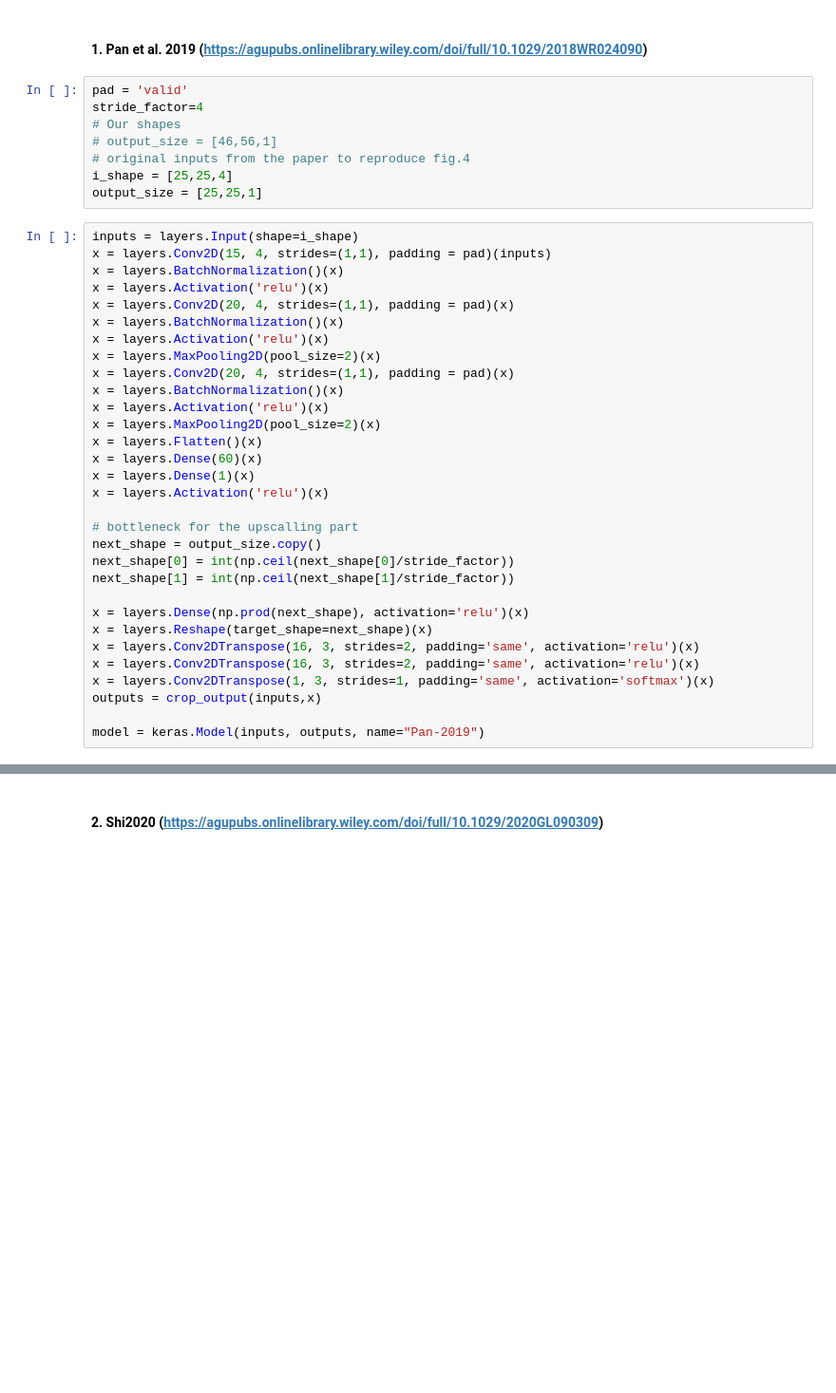
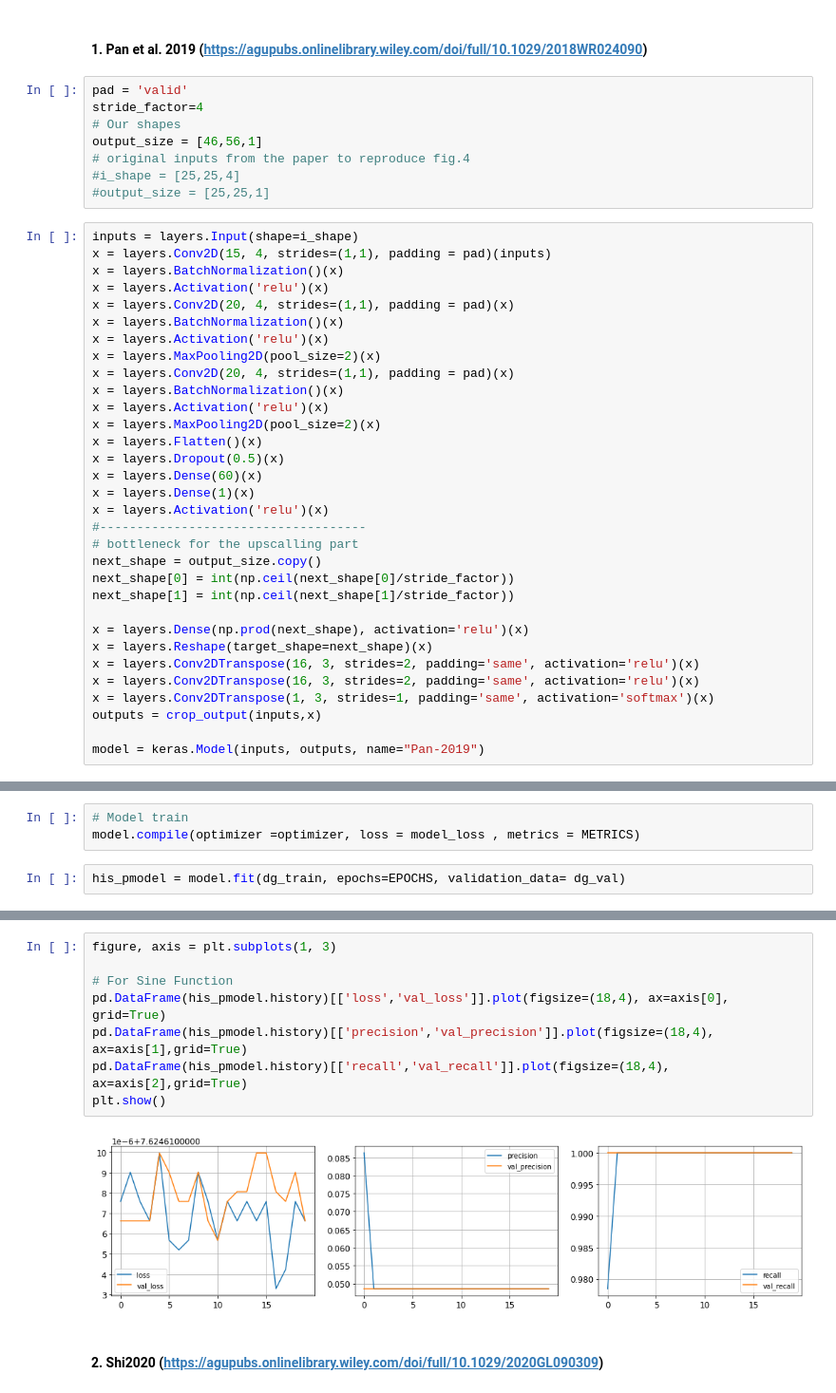
Before and after one commit to ML-precip/precip-predict, a Jupyter notebook: 03_testing_UNets.ipynb, the cells around one changed output, grey strips where cells are left out. Shown: that part at 95% size. Cells and saved outputs as stored; diff of their text form; blank space fills up the shorter version.

Commit message:
testing attention augmented and other model

```diff
--- a/03_testing_UNets.ipynb
+++ b/03_testing_UNets.ipynb
@@ -342,10 +341,10 @@ h_res = m_res.fit(dg_train, epochs=EPOCHS, validation_data= dg_val)
 pad = 'valid'
 stride_factor=4
 # Our shapes
-# output_size = [46,56,1]
+output_size = [46,56,1]
 # original inputs from the paper to reproduce fig.4
-i_shape = [25,25,4]
-output_size = [25,25,1]
+#i_shape = [25,25,4]
+#output_size = [25,25,1]
 # %%
 inputs = layers.Input(shape=i_shape)
 x = layers.Conv2D(15, 4, strides=(1,1), padding = pad)(inputs)
@@ -360,10 +359,11 @@ x = layers.BatchNormalization()(x)
 x = layers.Activation('relu')(x)
 x = layers.MaxPooling2D(pool_size=2)(x)
 x = layers.Flatten()(x)
+x = layers.Dropout(0.5)(x)
 x = layers.Dense(60)(x)
 x = layers.Dense(1)(x)
 x = layers.Activation('relu')(x)
-
+#------------------------------------
 # bottleneck for the upscalling part
 next_shape = output_size.copy()
 next_shape[0] = int(np.ceil(next_shape[0]/stride_factor))
@@ -398,2 +398,7 @@ Trainable params: 25,969
 Non-trainable params: 110
 _________________________________________________________________
+# %%
+# Model train
+model.compile(optimizer =optimizer, loss = model_loss , metrics = METRICS)
+# %%
+his_pmodel = model.fit(dg_train, epochs=EPOCHS, validation_data= dg_val)
@@ -400,3 +423,13 @@ _________________________________________________________________
+# %%
+figure, axis = plt.subplots(1, 3)
+
+# For Sine Function
+pd.DataFrame(his_pmodel.history)[['loss','val_loss']].plot(figsize=(18,4), ax=axis[0], grid=True)
+pd.DataFrame(his_pmodel.history)[['precision','val_precision']].plot(figsize=(18,4), ax=axis[1],grid=True)
+pd.DataFrame(his_pmodel.history)[['recall','val_recall']].plot(figsize=(18,4), ax=axis[2],grid=True)
+plt.show()
+# %% [output]
+[figure, added]
 # %% [markdown]
 #### 2. Shi2020 (https://agupubs.onlinelibrary.wiley.com/doi/full/10.1029/2020GL090309)
 # %%
```
Also changed, not shown: parts of 26 cells of this notebook, 1 other file.
